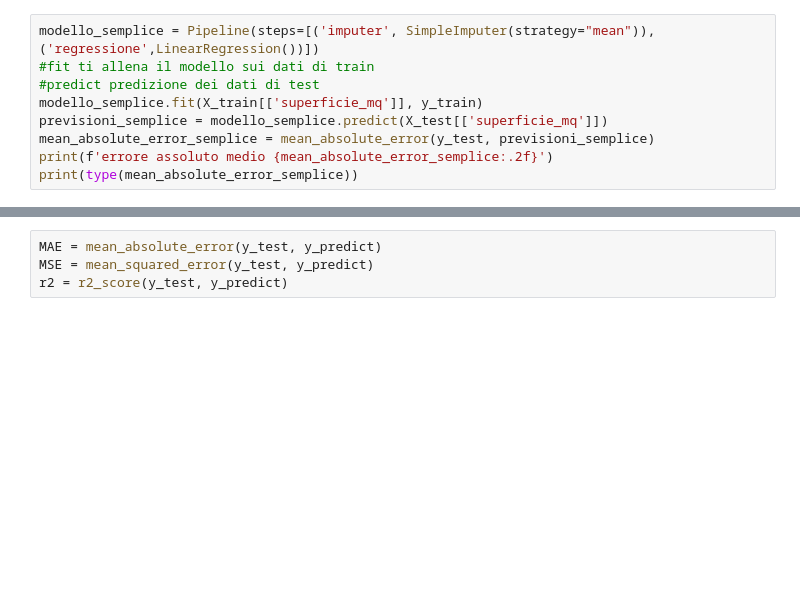
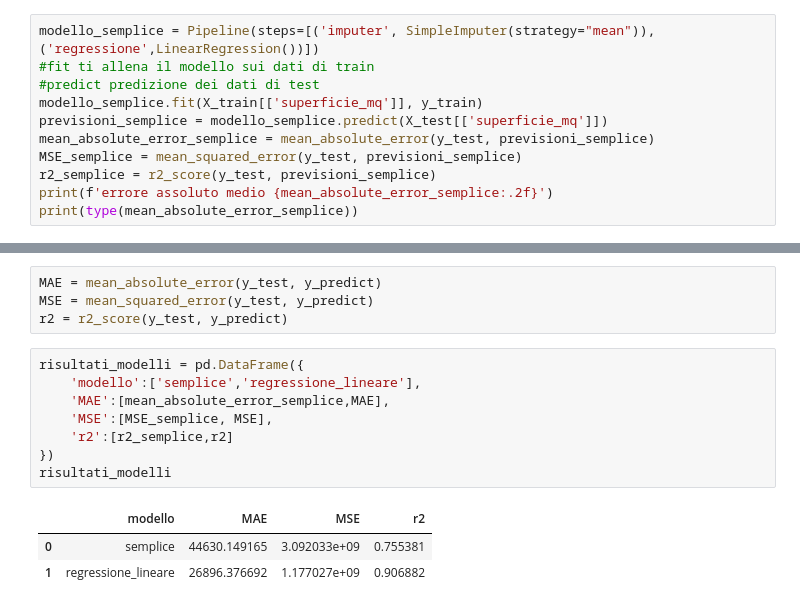
Before and after one commit to MasCorra/ai-specialist-python-lessons, a Jupyter notebook: 12_regressione/notebook.ipynb, the cells around one changed output, grey strips where cells are left out. Cells and saved outputs as stored; diff of their text form; blank space fills up the shorter version.

Commit message:
prove regressione

```diff
--- a/12_regressione/notebook.ipynb
+++ b/12_regressione/notebook.ipynb
@@ -308,6 +312,8 @@ modello_semplice = Pipeline(steps=[('imputer', SimpleImputer(strategy="mean")),(
 modello_semplice.fit(X_train[['superficie_mq']], y_train)
 previsioni_semplice = modello_semplice.predict(X_test[['superficie_mq']])
 mean_absolute_error_semplice = mean_absolute_error(y_test, previsioni_semplice)
+MSE_semplice = mean_squared_error(y_test, previsioni_semplice)
+r2_semplice = r2_score(y_test, previsioni_semplice)
 print(f'errore assoluto medio {mean_absolute_error_semplice:.2f}')
 print(type(mean_absolute_error_semplice))
 # %% [output]
@@ -401,3 +406,15 @@ y_predict = modello_completo.predict(X_test) #gli faccio fare le predizioni sui
 MAE = mean_absolute_error(y_test, y_predict)
 MSE = mean_squared_error(y_test, y_predict)
 r2 = r2_score(y_test, y_predict)
+# %%
+risultati_modelli = pd.DataFrame({
+    'modello':['semplice','regressione_lineare'],
+    'MAE':[mean_absolute_error_semplice,MAE],
+    'MSE':[MSE_semplice, MSE],
+    'r2':[r2_semplice,r2]
+})
+risultati_modelli
+# %% [output]
+|  | modello | MAE | MSE | r2 |
+| 0 | semplice | 44630.149165 | 3.092033e+09 | 0.755381 |
+| 1 | regressione_lineare | 26896.376692 | 1.177027e+09 | 0.906882 |
```
Also changed, not shown: parts of 12 cells of this notebook.
